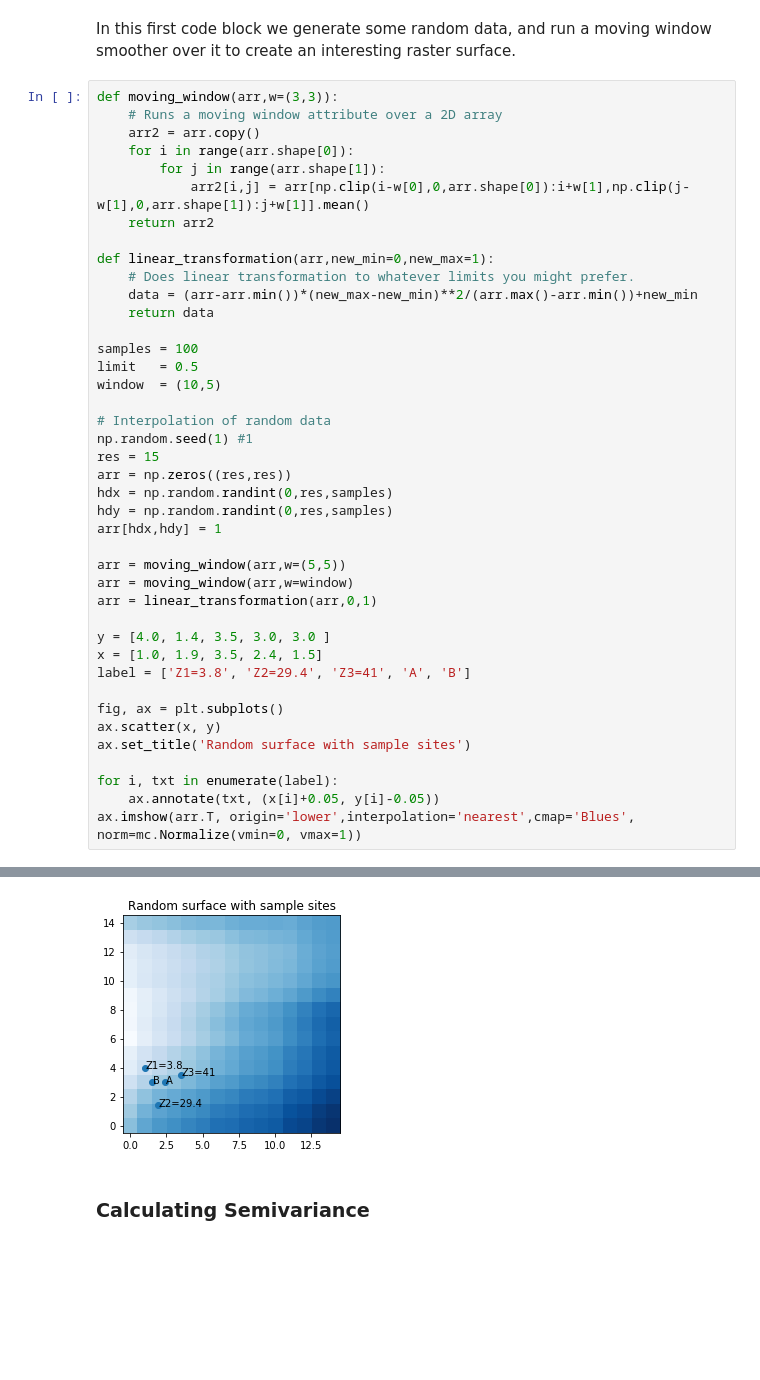
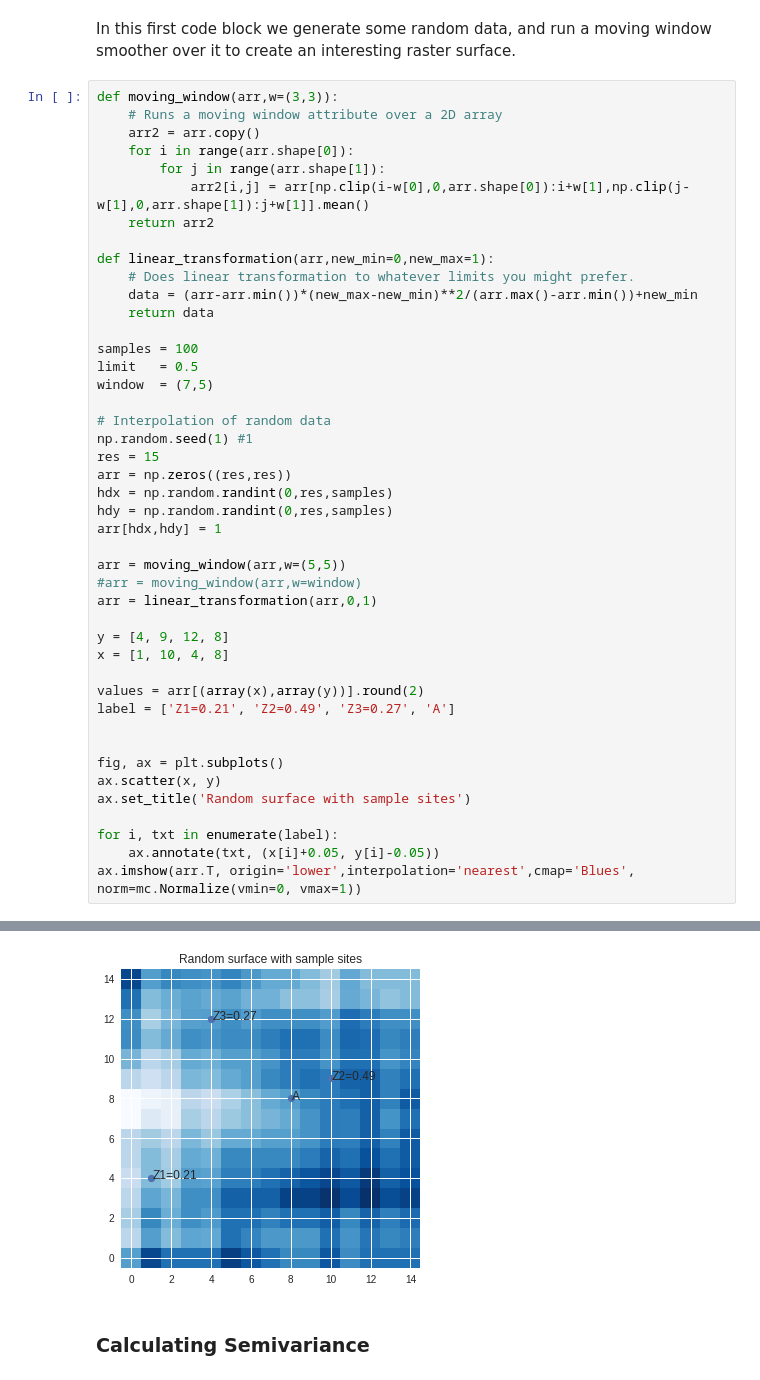
Before and after one commit to mmann1123/ClassMaterials, a Jupyter notebook: Simple Interpolation by Hand.ipynb, the cells around one changed output, grey strips where cells are left out. Saved outputs shown, nothing was run; the diff lists cells and outputs as text; blank space fills up the shorter version.

```diff
--- a/Simple Interpolation by Hand.ipynb
+++ b/Simple Interpolation by Hand.ipynb
@@ -26,39 +26,42 @@ def moving_window(arr,w=(3,3)):
 
 def linear_transformation(arr,new_min=0,new_max=1):
     # Does linear transformation to whatever limits you might prefer.
     data = (arr-arr.min())*(new_max-new_min)**2/(arr.max()-arr.min())+new_min
     return data
 
 samples = 100
 limit   = 0.5
-window  = (10,5)
+window  = (7,5)
 
 # Interpolation of random data
 np.random.seed(1) #1
 res = 15
 arr = np.zeros((res,res))
 hdx = np.random.randint(0,res,samples)
 hdy = np.random.randint(0,res,samples)
 arr[hdx,hdy] = 1
 
 arr = moving_window(arr,w=(5,5))
-arr = moving_window(arr,w=window)
+#arr = moving_window(arr,w=window)
 arr = linear_transformation(arr,0,1)
 
-y = [4.0, 1.4, 3.5, 3.0, 3.0 ]
-x = [1.0, 1.9, 3.5, 2.4, 1.5]
-label = ['Z1=3.8', 'Z2=29.4', 'Z3=41', 'A', 'B']
+y = [4, 9, 12, 8]
+x = [1, 10, 4, 8]
+
+values = arr[(array(x),array(y))].round(2)
+label = ['Z1=0.21', 'Z2=0.49', 'Z3=0.27', 'A']
+
 
 fig, ax = plt.subplots()
 ax.scatter(x, y)
 ax.set_title('Random surface with sample sites')
 
 for i, txt in enumerate(label):
     ax.annotate(txt, (x[i]+0.05, y[i]-0.05))
 ax.imshow(arr.T, origin='lower',interpolation='nearest',cmap='Blues', norm=mc.Normalize(vmin=0, vmax=1))
 # %% [output]
 <matplotlib.image.AxesImage at 0x...>
-[figure, old version]
+[figure, new version]
 # %% [markdown]
 ### Calculating Semivariance
 # %% [markdown]
```
Also changed, not shown: parts of 27 cells of this notebook.
